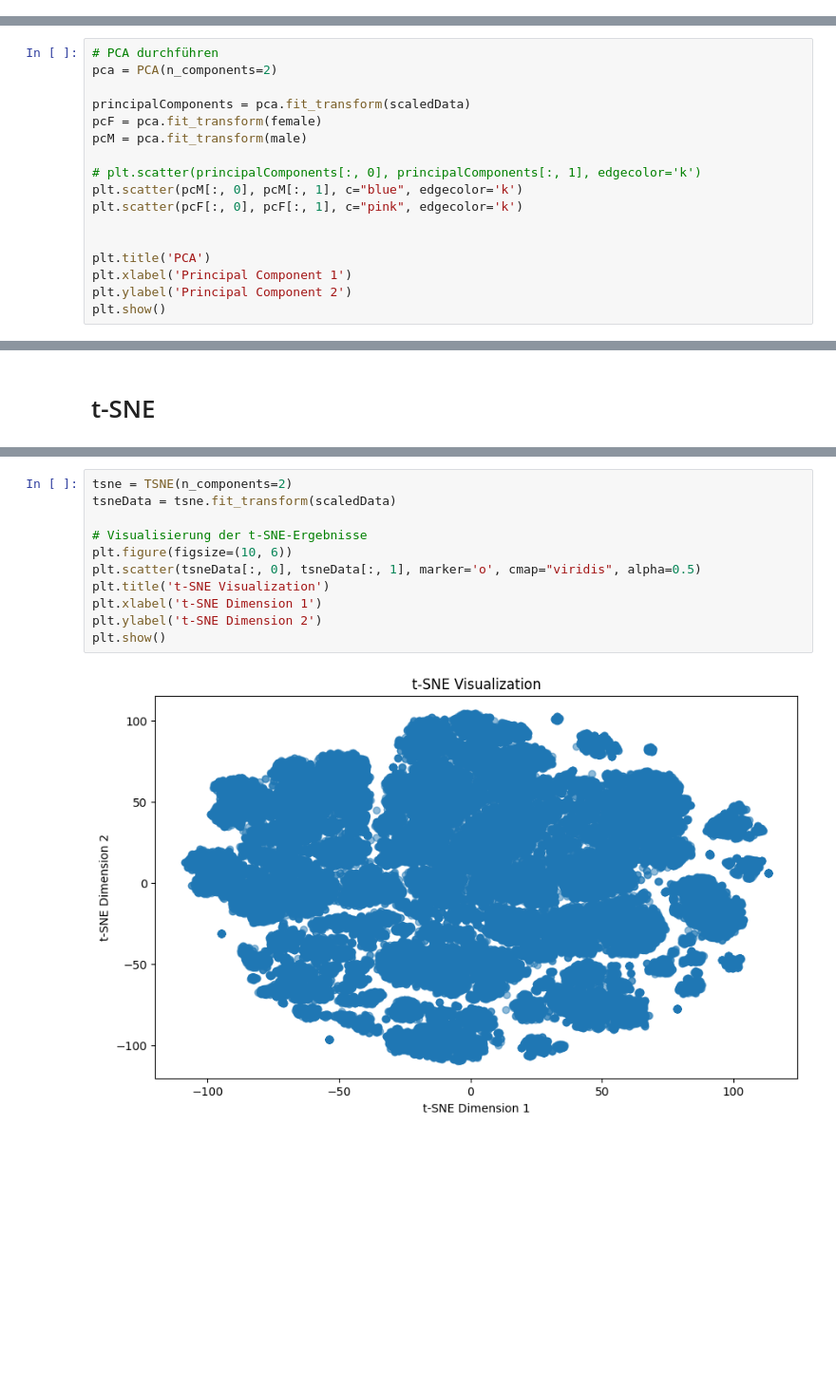
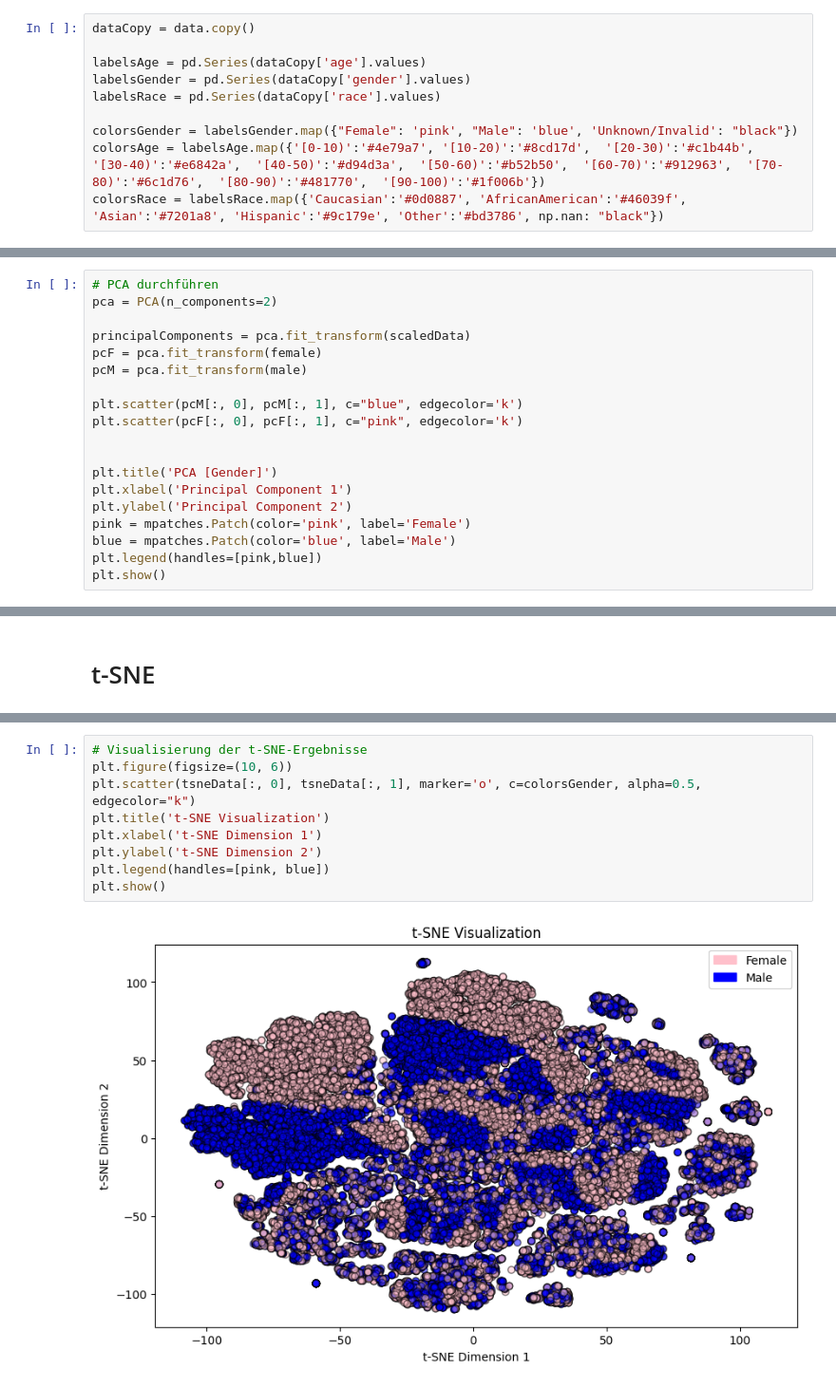
Before and after one commit to weissingerh/das-ex2, a Jupyter notebook: diabetes.ipynb, the cells around one changed output, grey strips where cells are left out. Shown at 95% size. Drawn from its saved outputs; the diff is of its cells as text; blank space fills up the shorter version.

```diff
--- a/diabetes.ipynb
+++ b/diabetes.ipynb
@@ -28,0 +24,10 @@ data.head()
+# %%
+dataCopy = data.copy()
+
+labelsAge = pd.Series(dataCopy['age'].values)
+labelsGender = pd.Series(dataCopy['gender'].values)
+labelsRace = pd.Series(dataCopy['race'].values)
+
+colorsGender = labelsGender.map({"Female": 'pink', "Male": 'blue', 'Unknown/Invalid': "black"})
+colorsAge = labelsAge.map({'[0-10)':'#4e79a7', '[10-20)':'#8cd17d',  '[20-30)':'#c1b44b',  '[30-40)':'#e6842a',  '[40-50)':'#d94d3a',  '[50-60)':'#b52b50',  '[60-70)':'#912963',  '[70-80)':'#6c1d76',  '[80-90)':'#481770',  '[90-100)':'#1f006b'})
+colorsRace = labelsRace.map({'Caucasian':'#0d0887', 'AfricanAmerican':'#46039f', 'Asian':'#7201a8', 'Hispanic':'#9c179e', 'Other':'#bd3786', np.nan: "black"})
@@ -82,13 +93,15 @@ principalComponents = pca.fit_transform(scaledData)
 pcF = pca.fit_transform(female)
 pcM = pca.fit_transform(male)
 
-# plt.scatter(principalComponents[:, 0], principalComponents[:, 1], edgecolor='k')
 plt.scatter(pcM[:, 0], pcM[:, 1], c="blue", edgecolor='k')
 plt.scatter(pcF[:, 0], pcF[:, 1], c="pink", edgecolor='k')
 
 
-plt.title('PCA')
+plt.title('PCA [Gender]')
 plt.xlabel('Principal Component 1')
 plt.ylabel('Principal Component 2')
+pink = mpatches.Patch(color='pink', label='Female')
+blue = mpatches.Patch(color='blue', label='Male')
+plt.legend(handles=[pink,blue])
 plt.show()
 # %% [output]
@@ -120,14 +153,12 @@ plt.show()
 # %%
-tsne = TSNE(n_components=2)
-tsneData = tsne.fit_transform(scaledData)
-
 # Visualisierung der t-SNE-Ergebnisse
 plt.figure(figsize=(10, 6))
-plt.scatter(tsneData[:, 0], tsneData[:, 1], marker='o', cmap="viridis", alpha=0.5)
+plt.scatter(tsneData[:, 0], tsneData[:, 1], marker='o', c=colorsGender, alpha=0.5, edgecolor="k")
 plt.title('t-SNE Visualization')
 plt.xlabel('t-SNE Dimension 1')
 plt.ylabel('t-SNE Dimension 2')
+plt.legend(handles=[pink, blue])
 plt.show()
 # %% [output]
-[figure, old version]
+[figure, new version]
 # %% [markdown]
```
Also changed, not shown: parts of 16 cells of this notebook, 15 other files.
